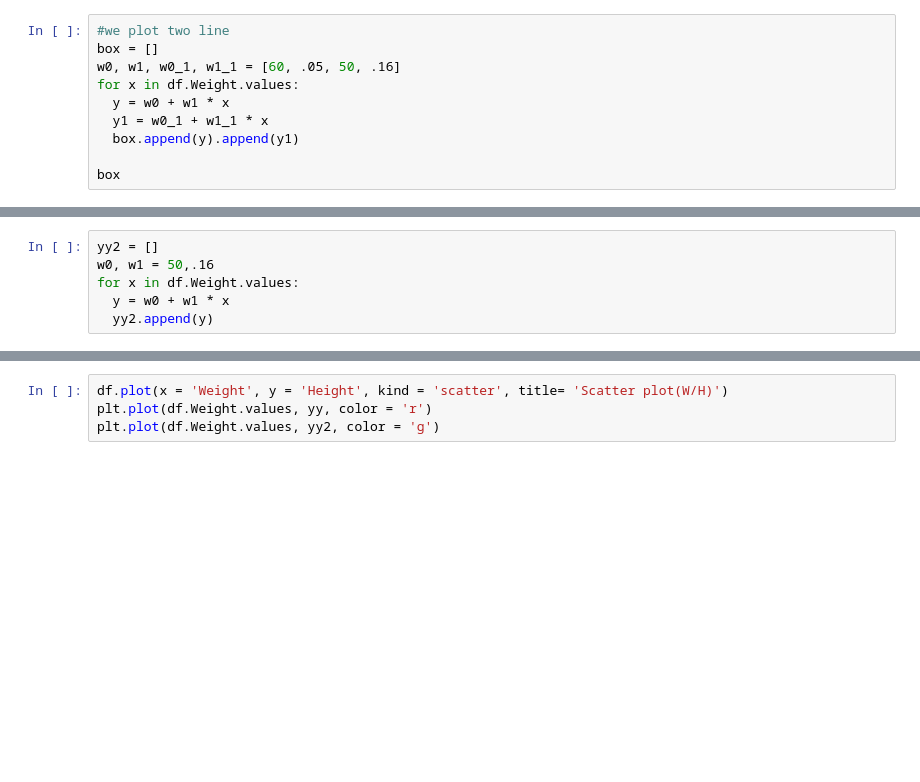
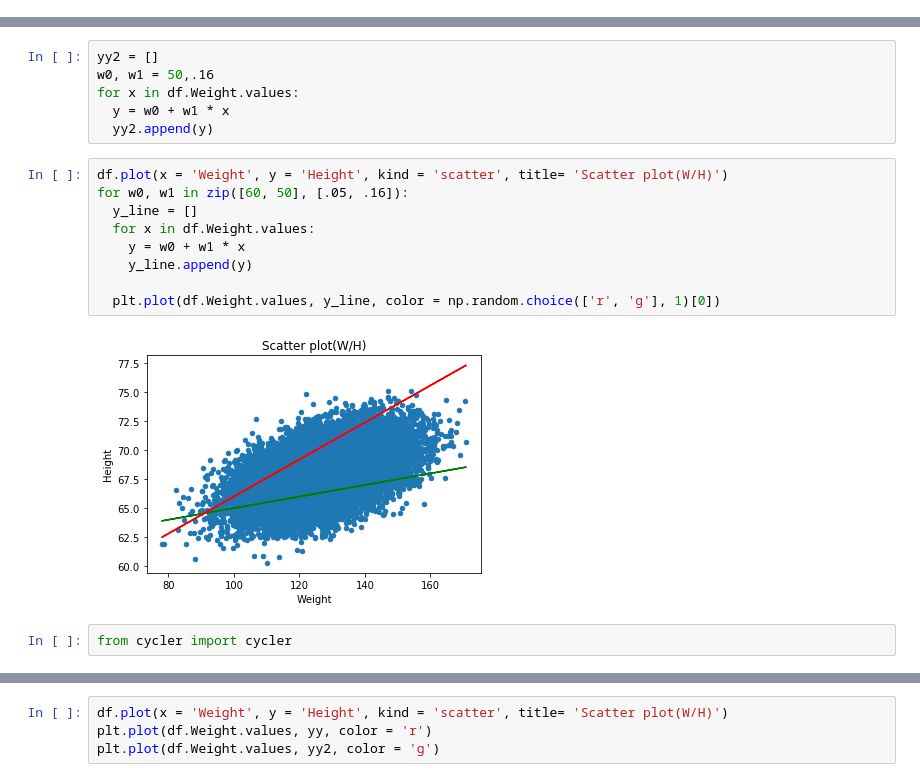
Before and after one commit to beifa/last_chance, a Jupyter notebook: practice_linreg_optimization.ipynb, the cells around one changed output, grey strips where cells are left out. Drawn from its saved outputs; the diff is of its cells as text; blank space fills up the shorter version.

```diff
--- a/practice_linreg_optimization.ipynb
+++ b/practice_linreg_optimization.ipynb
@@ -151,13 +151,3 @@ def square_error(df, w0, w1):
 Проведите на графике две прямые, соответствующие значениям параметров ($w_0, w_1) = (60, 0.05)$ и ($w_0, w_1) = (50, 0.16)$.
 
 Используйте метод plot из matplotlib.pyplot, а также метод linspace библиотеки NumPy. Подпишите оси и график.
-# %%
-#we plot two line
-box = []
-w0, w1, w0_1, w1_1 = [60, .05, 50, .16]
-for x in df.Weight.values:
-  y = w0 + w1 * x
-  y1 = w0_1 + w1_1 * x
-  box.append(y).append(y1)
-
-box
@@ -202,3 +163,16 @@ w0, w1 = 50,.16
 for x in df.Weight.values:
   y = w0 + w1 * x
   yy2.append(y)
+# %%
+df.plot(x = 'Weight', y = 'Height', kind = 'scatter', title= 'Scatter plot(W/H)')
+for w0, w1 in zip([60, 50], [.05, .16]):
+  y_line = []
+  for x in df.Weight.values:
+    y = w0 + w1 * x
+    y_line.append(y)
+
+  plt.plot(df.Weight.values, y_line, color = np.random.choice(['r', 'g'], 1)[0])
+# %% [output]
+[figure, added]
+# %%
+from cycler import cycler
```
Also changed, not shown: parts of 4 cells of this notebook.
